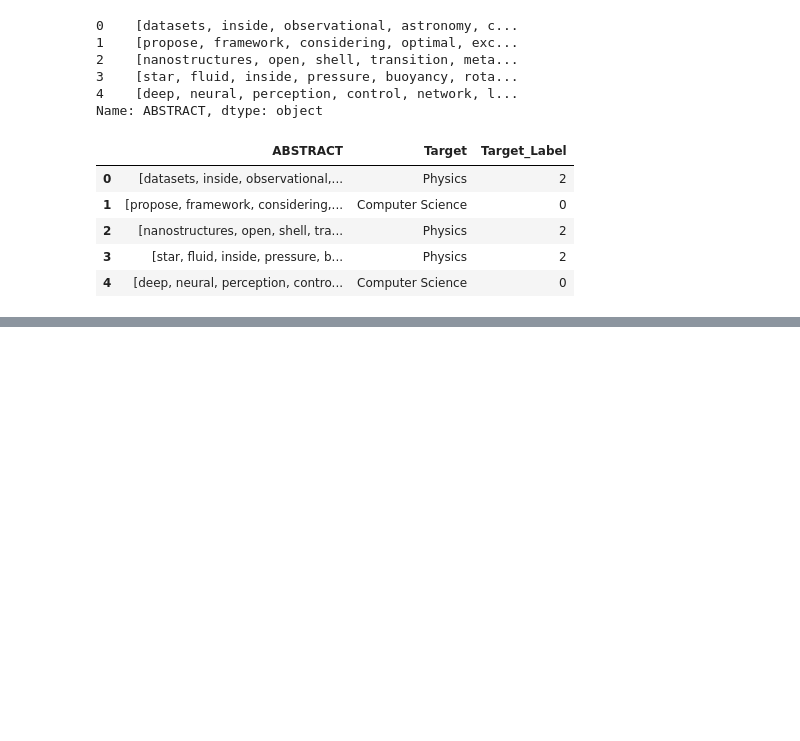
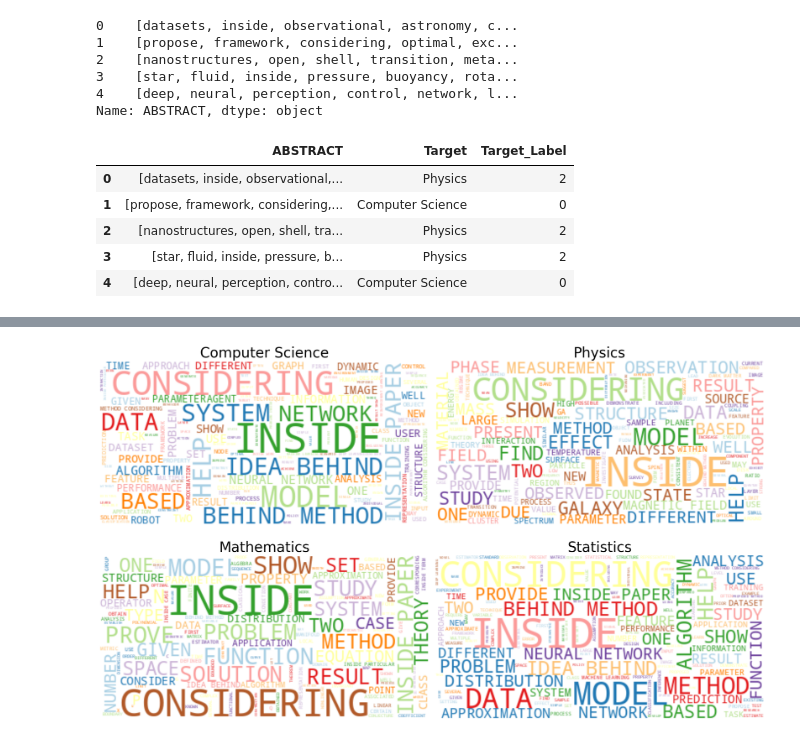
Before and after one commit to gulomovazukhrakhon/IU-Projects, a Jupyter notebook: NLP_Project/text-classification-for-topic-modelling.ipynb, the cells around one changed output, grey strips where cells are left out. Cells and saved outputs as stored; diff of their text form; code cells hidden in the pictures; blank space fills up the shorter version.

Commit message:
Kaggle Notebook | Text Classification for Topic Modelling | Version 7

```diff
--- a/NLP_Project/text-classification-for-topic-modelling.ipynb
+++ b/NLP_Project/text-classification-for-topic-modelling.ipynb
@@ -131,3 +128,14 @@ train_df.head()
 | 2 | [nanostructures, open, shell, tra... | Physics | 2 |
 | 3 | [star, fluid, inside, pressure, b... | Physics | 2 |
 | 4 | [deep, neural, perception, contro... | Computer Science | 0 |
+# %%
+def word_count(topic_name=str):
+    words = train_df[train_df['Target'] == topic_name]['ABSTRACT']
+    all_topic_words = [item for sublist in list(words) for item in sublist]
+    words_series = pd.Series(all_topic_words).value_counts()
+    return all_topic_words, words_series
+# %%
+cs_list_words, cs_series = word_count(topic_name='Computer Science')
+ph_list_words, ph_series = word_count(topic_name='Physics')
+math_list_words, math_series = word_count(topic_name='Mathematics')
+stats_list_words, stats_series = word_count(topic_name='Statistics')
@@ -133,0 +149,21 @@ train_df.head()
+# %%
+def plot_word_cloud(list_words: list, ax, title: str):
+    cs_str = " ".join(list_words)
+
+    word_cloud = WordCloud(max_font_size=50, max_words=1000,
+                           background_color="white", colormap = 'Paired')
+    word_cloud.generate(cs_str.upper())
+
+    ax.imshow(word_cloud, interpolation='bilinear')
+    ax.axis('off')
+    ax.set_title(title, fontsize=30)
+# %%
+fig, axs = plt.subplots(2, 2, figsize=(20, 12))
+plot_word_cloud(cs_list_words, axs[0, 0], 'Computer Science')
+plot_word_cloud(ph_list_words, axs[0, 1], 'Physics')
+plot_word_cloud(math_list_words, axs[1, 0], 'Mathematics')
+plot_word_cloud(stats_list_words, axs[1, 1], 'Statistics')
+plt.tight_layout()
+plt.show()
+# %% [output]
+[figure, added]
```
Also changed, not shown: parts of 7 cells of this notebook.
